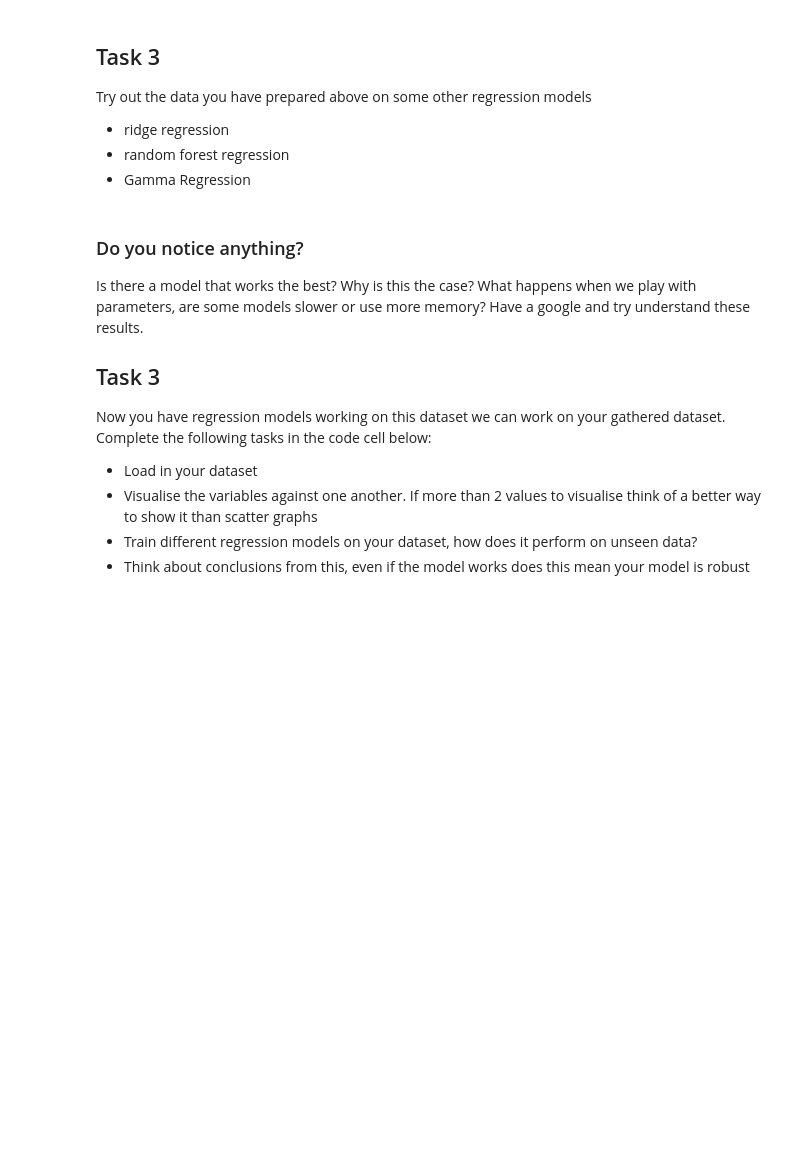
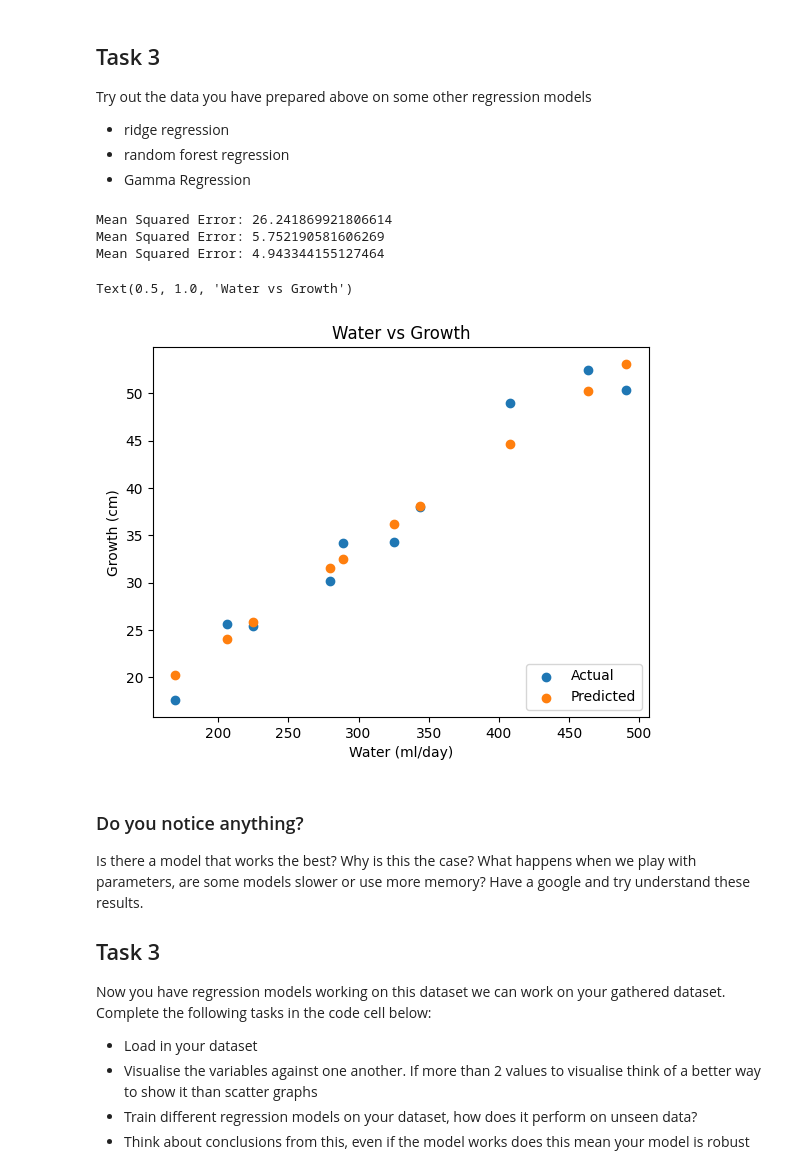
Before and after one commit to MartinChirwa03/Datalogging-and-machine-learning-course, a Jupyter notebook: Solutions/solutions lab_6/lab.ipynb, the cells around one changed output. Cells and saved outputs as stored; diff of their text form; code cells hidden in the pictures; blank space fills up the shorter version.

```diff
--- a/Solutions/solutions lab_6/lab.ipynb
+++ b/Solutions/solutions lab_6/lab.ipynb
@@ -113,23 +143,46 @@ Try out the data you have prepared above on some other regression models
 # %%
 X_train, X_test, y_train, y_test = train_test_split(X, y, test_size=0.2, random_state=42) #this splits
 
 model = GammaRegressor(alpha=0.1, max_iter=10000)  # Alpha is the regularization parameter
 model.fit(X_train, y_train)
 
-... #make predictions on the test data
-... #print the mean square error
+#make predictions on the test data
+#print the mean square error
+y_pred = model.predict(X_test)
+mse = mean_squared_error(y_test, y_pred)
+print("Mean Squared Error:", mse)
 
 model = RandomForestRegressor(n_estimators=100, random_state=42)
 model.fit(X_train, y_train)
 
-... #make predictions on the test data
-... #print the mean square error
+#make predictions on the test data
+#print the mean square error
+y_pred = model.predict(X_test)
+mse = mean_squared_error(y_test, y_pred)
+print("Mean Squared Error:", mse)
 
 model = Ridge(alpha=1.0)
 model.fit(X_train, y_train)
 
-... #make predictions on the test data
-... #print the mean square error
+#make predictions on the test data
+#print the mean square error
+y_pred = model.predict(X_test)
+mse = mean_squared_error(y_test, y_pred)
+print("Mean Squared Error:", mse)
+
+plt.scatter(X_test[:,0],y_test,label="Actual")
+plt.scatter(X_test[:,0],y_pred,label="Predicted")
+plt.legend(loc="lower right")
+plt.xlabel("Water (ml/day)")
+plt.ylabel("Growth (cm)")
+plt.title("Water vs Growth")
+plt.show()
+# %% [output]
+Mean Squared Error: 26.241869921806614
+Mean Squared Error: 5.752190581606269
+Mean Squared Error: 4.943344155127464
+Text(0.5, 1.0, 'Water vs Growth')
+[figure, added]
 # %% [markdown]
 ### Do you notice anything?
 Is there a model that works the best? Why is this the case? What happens when we play with parameters, are some models slower or use more memory? Have a google and try understand these results.
```
Also changed, not shown: parts of 5 cells of this notebook.
